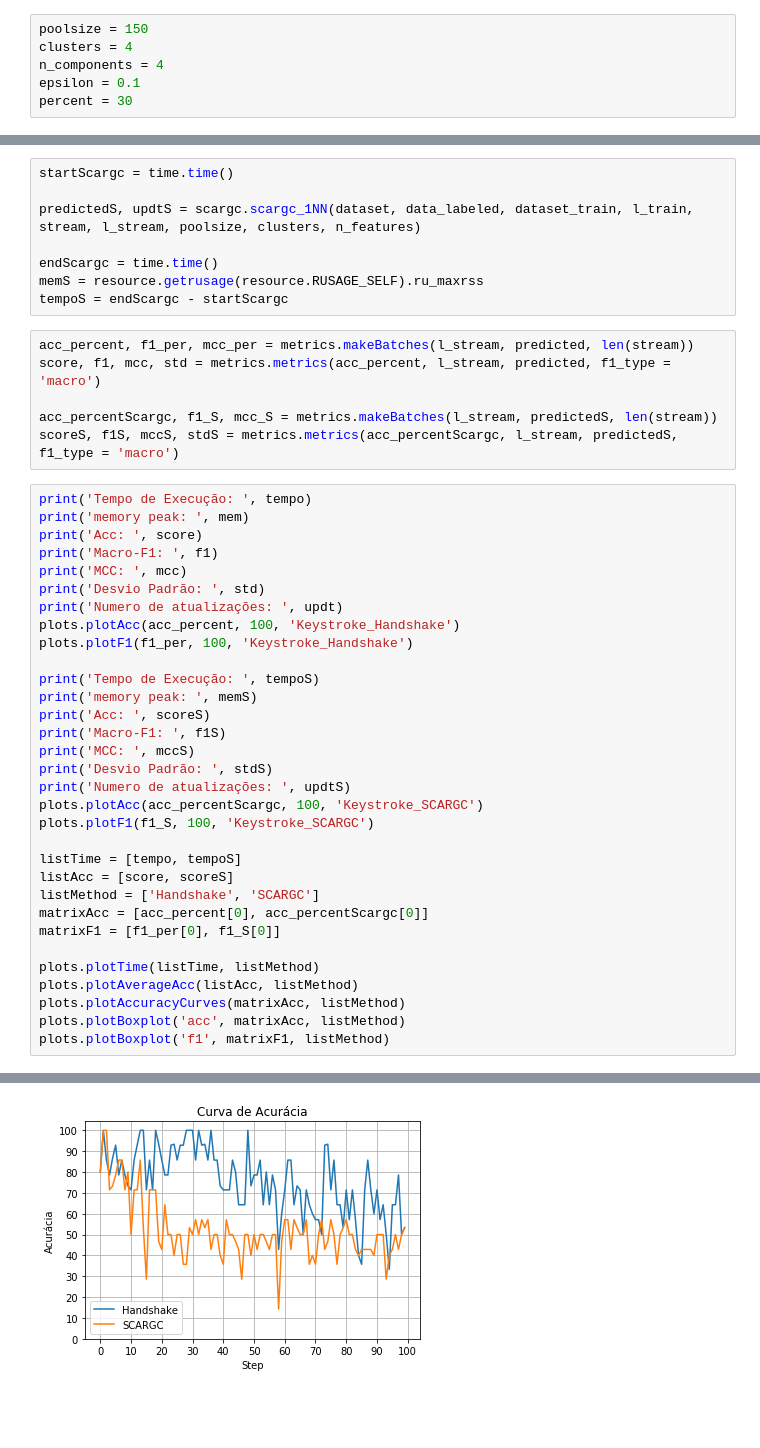
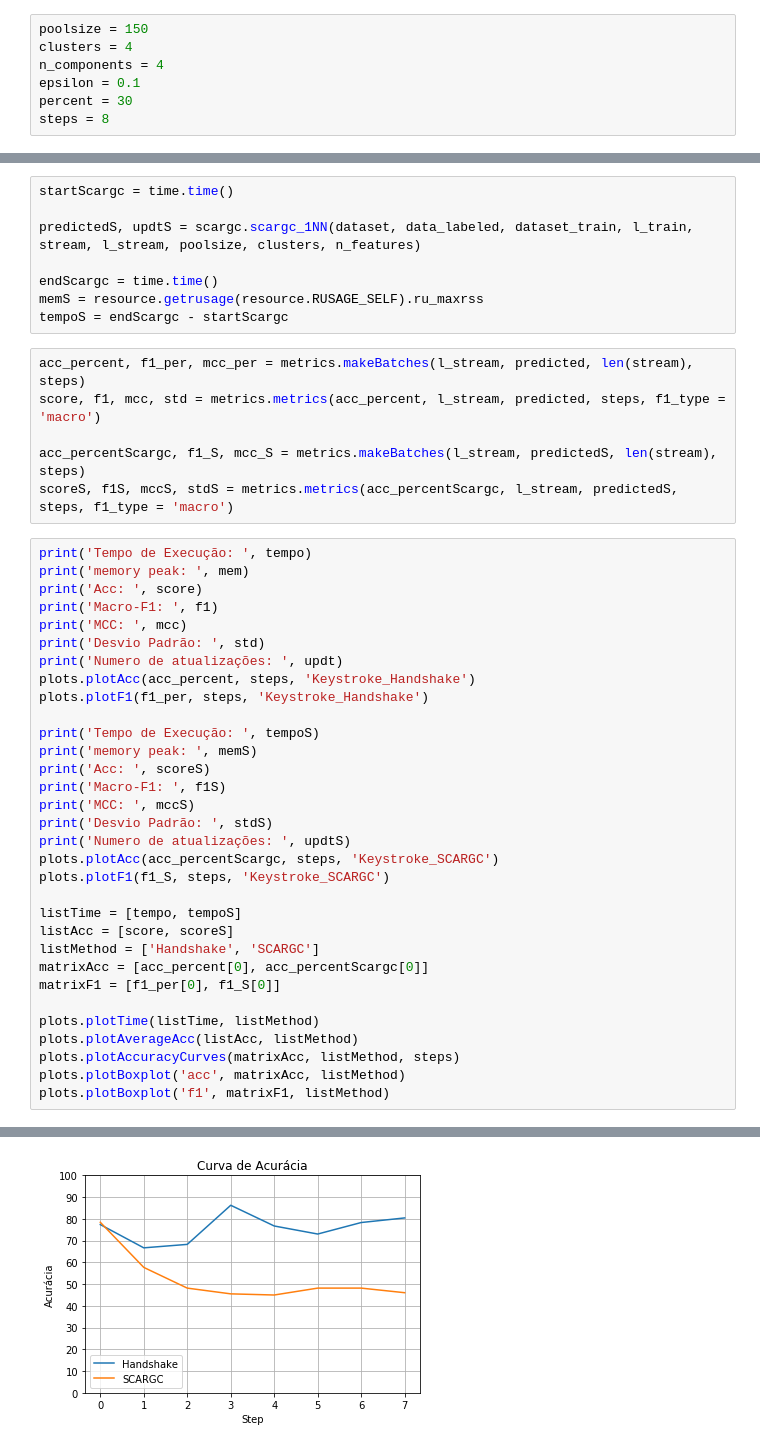
Before and after one commit to Rproc/Handshake-TCC, a Jupyter notebook: experiments/benchmark_datasets/With Distribution/keystroke.ipynb, the cells around one changed output, grey strips where cells are left out. Cells and saved outputs as stored; diff of their text form; blank space fills up the shorter version.

```diff
--- a/experiments/benchmark_datasets/With Distribution/keystroke.ipynb
+++ b/experiments/benchmark_datasets/With Distribution/keystroke.ipynb
@@ -13,6 +13,7 @@ clusters = 4
 n_components = 4
 epsilon = 0.1
 percent = 30
+steps = 8
 # %%
 base = '/home/localuser/Documentos/procopio/tcc/datasets/keystroke.txt'
 dataset, data_labeled, dataset_train, l_train, stream, l_stream, n_features = u.criar_datasets(5, base)
@@ -37,11 +38,11 @@ endScargc = time.time()
 memS = resource.getrusage(resource.RUSAGE_SELF).ru_maxrss
 tempoS = endScargc - startScargc
 # %%
-acc_percent, f1_per, mcc_per = metrics.makeBatches(l_stream, predicted, len(stream))
-score, f1, mcc, std = metrics.metrics(acc_percent, l_stream, predicted, f1_type = 'macro')
+acc_percent, f1_per, mcc_per = metrics.makeBatches(l_stream, predicted, len(stream), steps)
+score, f1, mcc, std = metrics.metrics(acc_percent, l_stream, predicted, steps, f1_type = 'macro')
 
-acc_percentScargc, f1_S, mcc_S = metrics.makeBatches(l_stream, predictedS, len(stream))
-scoreS, f1S, mccS, stdS = metrics.metrics(acc_percentScargc, l_stream, predictedS, f1_type = 'macro')
+acc_percentScargc, f1_S, mcc_S = metrics.makeBatches(l_stream, predictedS, len(stream), steps)
+scoreS, f1S, mccS, stdS = metrics.metrics(acc_percentScargc, l_stream, predictedS, steps, f1_type = 'macro')
 # %%
 print('Tempo de Execução: ', tempo)
 print('memory peak: ', mem)
@@ -50,8 +51,8 @@ print('Macro-F1: ', f1)
 print('MCC: ', mcc)
 print('Desvio Padrão: ', std)
 print('Numero de atualizações: ', updt)
-plots.plotAcc(acc_percent, 100, 'Keystroke_Handshake')
-plots.plotF1(f1_per, 100, 'Keystroke_Handshake')
+plots.plotAcc(acc_percent, steps, 'Keystroke_Handshake')
+plots.plotF1(f1_per, steps, 'Keystroke_Handshake')
 
 print('Tempo de Execução: ', tempoS)
 print('memory peak: ', memS)
@@ -60,8 +61,8 @@ print('Macro-F1: ', f1S)
 print('MCC: ', mccS)
 print('Desvio Padrão: ', stdS)
 print('Numero de atualizações: ', updtS)
-plots.plotAcc(acc_percentScargc, 100, 'Keystroke_SCARGC')
-plots.plotF1(f1_S, 100, 'Keystroke_SCARGC')
+plots.plotAcc(acc_percentScargc, steps, 'Keystroke_SCARGC')
+plots.plotF1(f1_S, steps, 'Keystroke_SCARGC')
 
 listTime = [tempo, tempoS]
 listAcc = [score, scoreS]
@@ -71,7 +72,7 @@ matrixF1 = [f1_per[0], f1_S[0]]
 
 plots.plotTime(listTime, listMethod)
 plots.plotAverageAcc(listAcc, listMethod)
-plots.plotAccuracyCurves(matrixAcc, listMethod)
+plots.plotAccuracyCurves(matrixAcc, listMethod, steps)
 plots.plotBoxplot('acc', matrixAcc, listMethod)
 plots.plotBoxplot('f1', matrixF1, listMethod)
 # %% [output]
@@ -97,2 +98,2 @@ Numero de atualizações:  10
 [figure]
-[figure, old version]
+[figure, new version]
```
Also changed, not shown: parts of 2 cells of this notebook, 6 other files.
